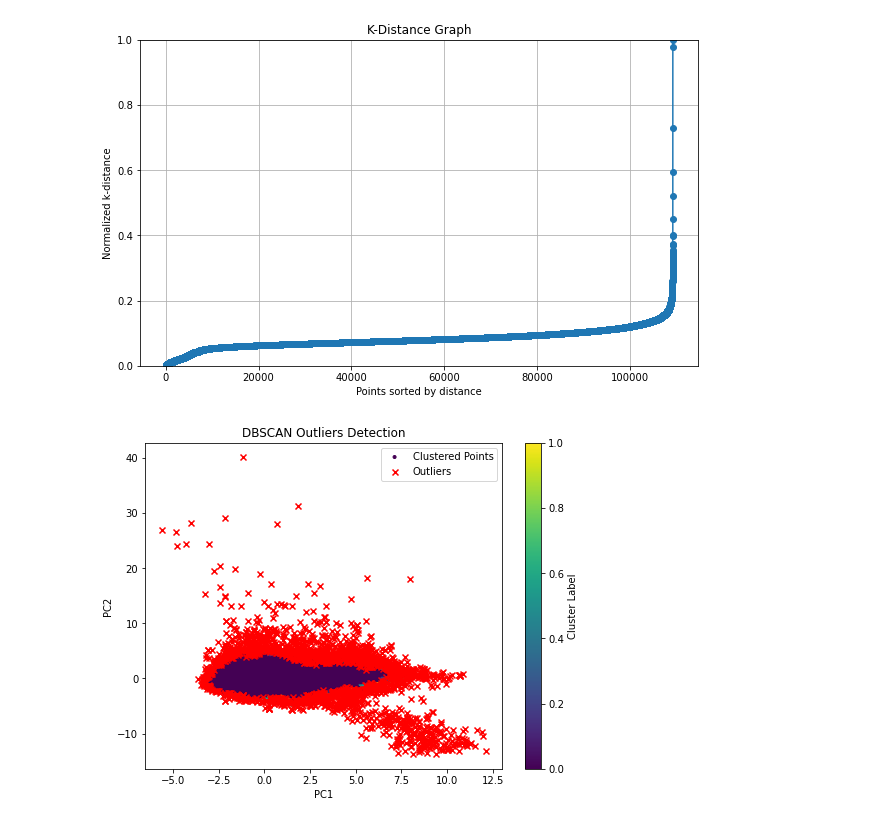
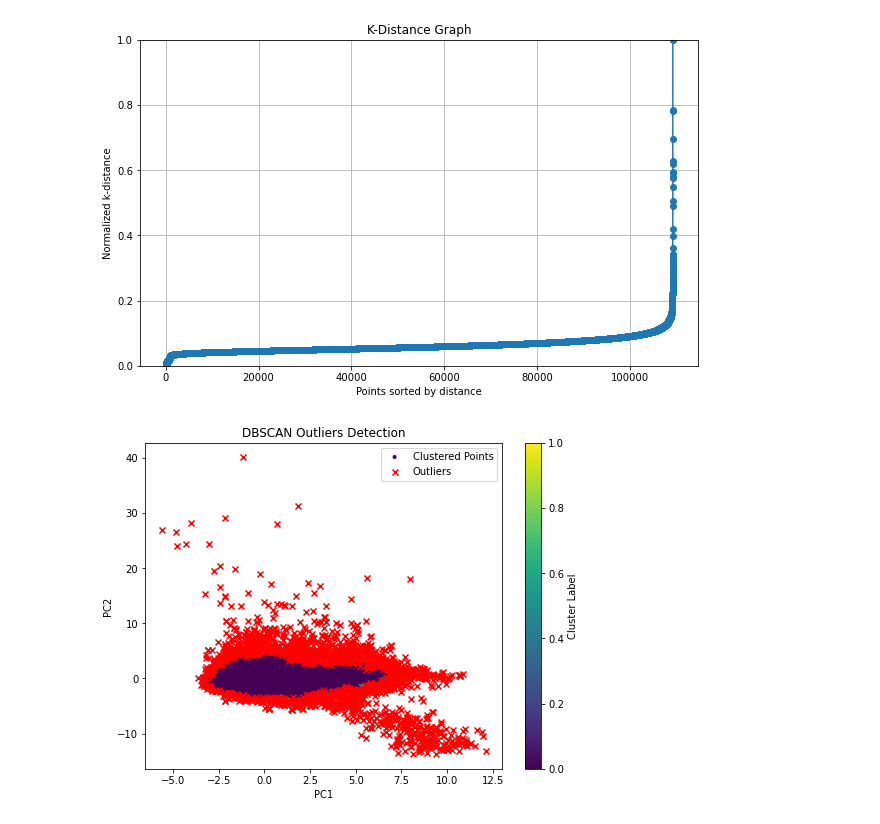
Before and after one commit to Bakko000/Data-Mining-2, a Jupyter notebook: OutliersDBSCAN.ipynb, the cells around one changed output. Drawn from its saved outputs; the diff is of its cells as text; code cells hidden in the pictures.

```diff
--- a/OutliersDBSCAN.ipynb
+++ b/OutliersDBSCAN.ipynb
@@ -23,35 +23,35 @@ from sklearn.neighbors import NearestNeighbors
 def calculate_k_distance(X, k):
     # Fit nearest neighbors model
     nn = NearestNeighbors(n_neighbors=k)
     nn.fit(X)
     distances, _ = nn.kneighbors(X)
     # Calculate k-distance for each point
     k_distances = np.max(distances, axis=1)
     # Sort distances in ascending order
     k_distances_sorted = np.sort(k_distances)
     # Normalize distances to range [0, 1]
     k_distances_sorted = (k_distances_sorted - np.min(k_distances_sorted)) / (np.max(k_distances_sorted) - np.min(k_distances_sorted))
     return k_distances_sorted
 
 # Function to plot k-distance graph
 def plot_k_distance_graph(k_distances_sorted):
     plt.figure(figsize=(10, 6))
     plt.plot(np.arange(1, len(k_distances_sorted) + 1), k_distances_sorted, marker='o', linestyle='-')
     plt.xlabel('Points sorted by distance')
     plt.ylabel('Normalized k-distance')
     plt.title('K-Distance Graph')
     plt.ylim(0, 1.0)  # Set y-axis limits to [0, 1.0]
     plt.grid(True)
     plt.show()
 
 # Example usage
 # X is your data
 # k is the minimum number of points required to form a dense region
-k = 5  # Example value of k
+k = 25  # Example value of k
 k_distances_sorted = calculate_k_distance(X, k)
 plot_k_distance_graph(k_distances_sorted)
 # %% [output]
-[figure, old version]
+[figure, new version]
 # %%
 import numpy as np
 import matplotlib.pyplot as plt
```
Also changed, not shown: parts of 13 cells of this notebook.
